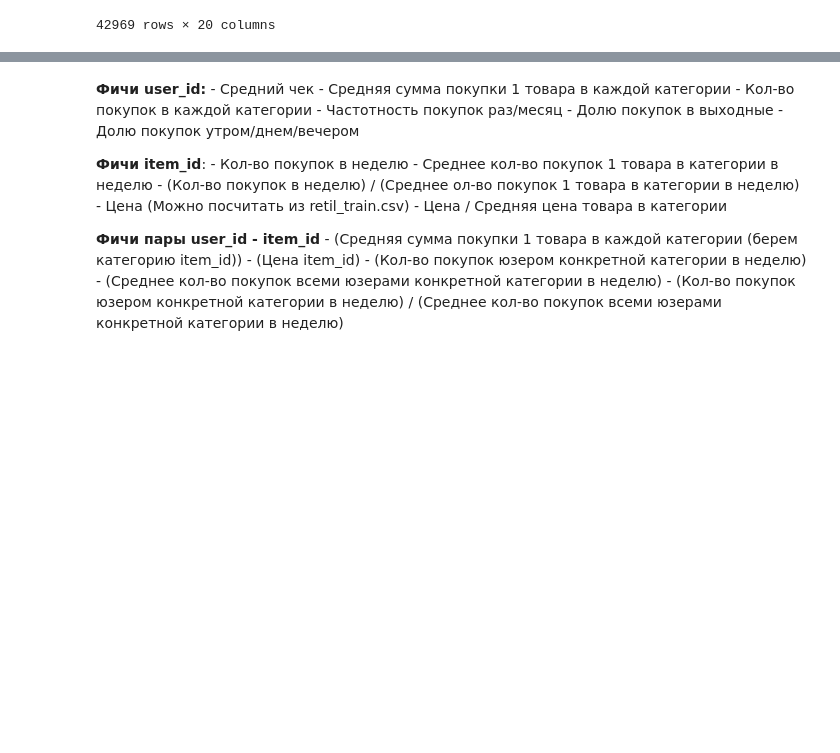
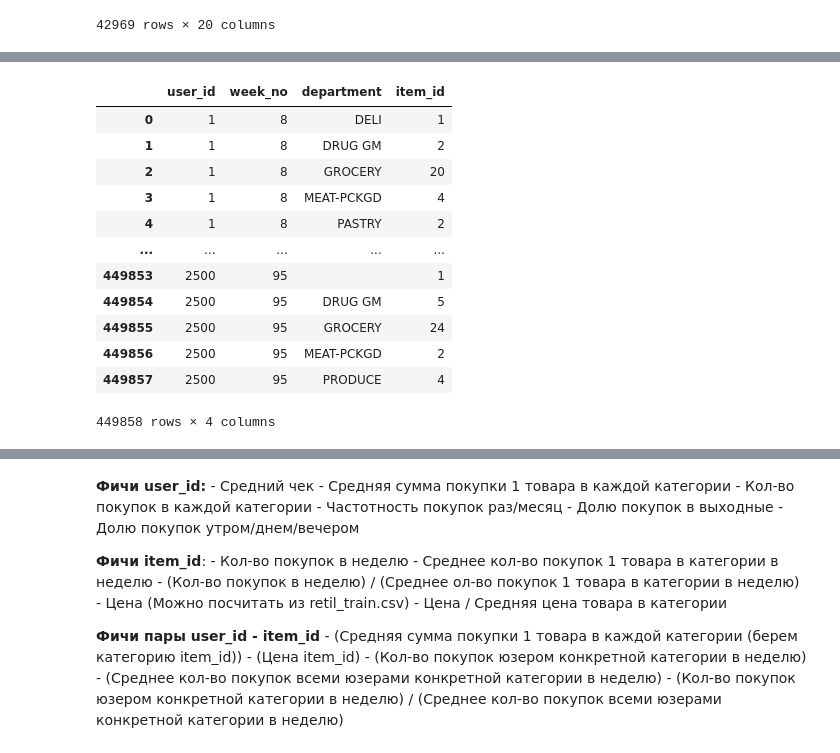
Before and after one commit to NickHlzv/Reccomend_system, a Jupyter notebook: webinar_6/webinar_6.ipynb, the cells around one changed output, grey strips where cells are left out. Saved outputs shown, nothing was run; the diff lists cells and outputs as text; code cells hidden in the pictures; blank space fills up the shorter version.

```diff
--- a/webinar_6/webinar_6.ipynb
+++ b/webinar_6/webinar_6.ipynb
@@ -695,0 +680,3 @@ data
+# %%
+data = data.merge(item_features[['item_id', 'department']], on='item_id', how='left')
+data
@@ -695,0 +697,17 @@ data
+# %%
+buy_cat_reduce_average = data.groupby(['user_id', 'week_no', 'department'])['item_id'].count().reset_index()
+buy_cat_reduce_average
+# %% [output]
+|  | user_id | week_no | department | item_id |
+| 0 | 1 | 8 | DELI | 1 |
+| 1 | 1 | 8 | DRUG GM | 2 |
+| 2 | 1 | 8 | GROCERY | 20 |
+| 3 | 1 | 8 | MEAT-PCKGD | 4 |
+| 4 | 1 | 8 | PASTRY | 2 |
+| ... | ... | ... | ... | ... |
+| 449853 | 2500 | 95 |  | 1 |
+| 449854 | 2500 | 95 | DRUG GM | 5 |
+| 449855 | 2500 | 95 | GROCERY | 24 |
+| 449856 | 2500 | 95 | MEAT-PCKGD | 2 |
+| 449857 | 2500 | 95 | PRODUCE | 4 |
+449858 rows × 4 columns
```
Also changed, not shown: parts of 19 cells of this notebook.
